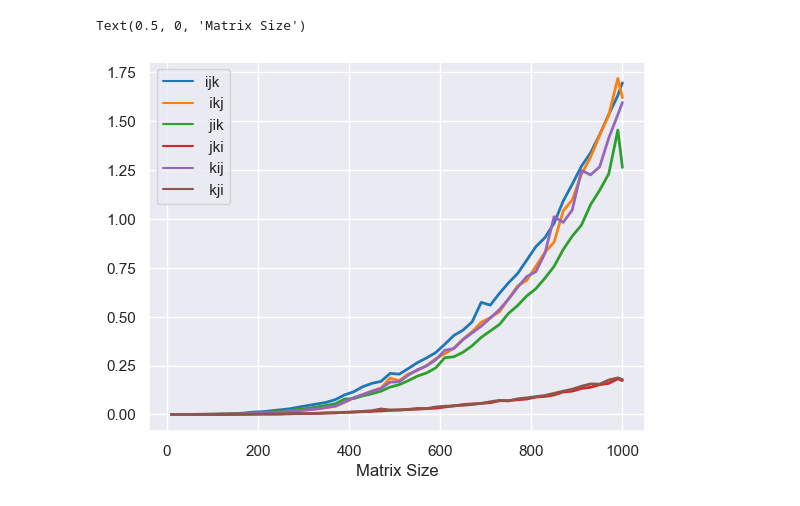
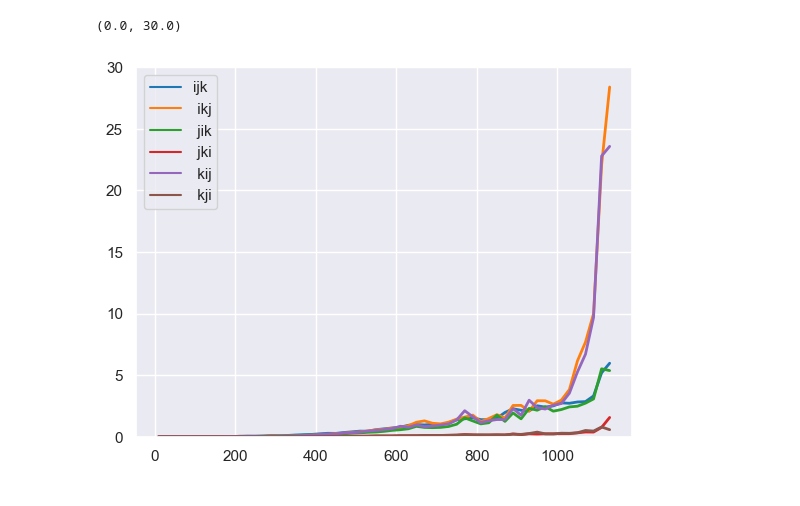
Before and after one commit to RISHIT7/Programming, a Jupyter notebook: COL/COL216/DataLocalityAndCacheBlocking/DataLocality/Data/Data.ipynb, the cells around one changed output. Cells and saved outputs as stored; diff of their text form; code cells hidden in the pictures.

```diff
--- a/COL/COL216/DataLocalityAndCacheBlocking/DataLocality/Data/Data.ipynb
+++ b/COL/COL216/DataLocalityAndCacheBlocking/DataLocality/Data/Data.ipynb
@@ -23,0 +25,7 @@ Text(0.5, 0, 'Matrix Size')
+# %%
+n = 57
+# %%
+index = []
+for i in range(0, n):
+    index.append(i*20 + 10)
+index
@@ -24,7 +50,7 @@ Text(0.5, 0, 'Matrix Size')
 # %%
-time_data = (pd.read_csv('Seconds.csv', index_col=False))
+time_data = (pd.read_csv('Seconds.csv', index_col=False))[:n]
 time_data.set_index(pd.Index(index), inplace=True)
-sns.lineplot(data=time_data, dashes=False, markers=False, palette="tab10", linewidth=2).set_xlabel('Matrix Size')
+sns.lineplot(data=time_data, dashes=False, markers=False, palette="tab10", linewidth=2).set_ylim(0, 30)
 # %% [output]
-Text(0.5, 0, 'Matrix Size')
+(0.0, 30.0)
-[figure, old version]
+[figure, new version]
```
Also changed, not shown: parts of 4 cells of this notebook, 23 other files.
